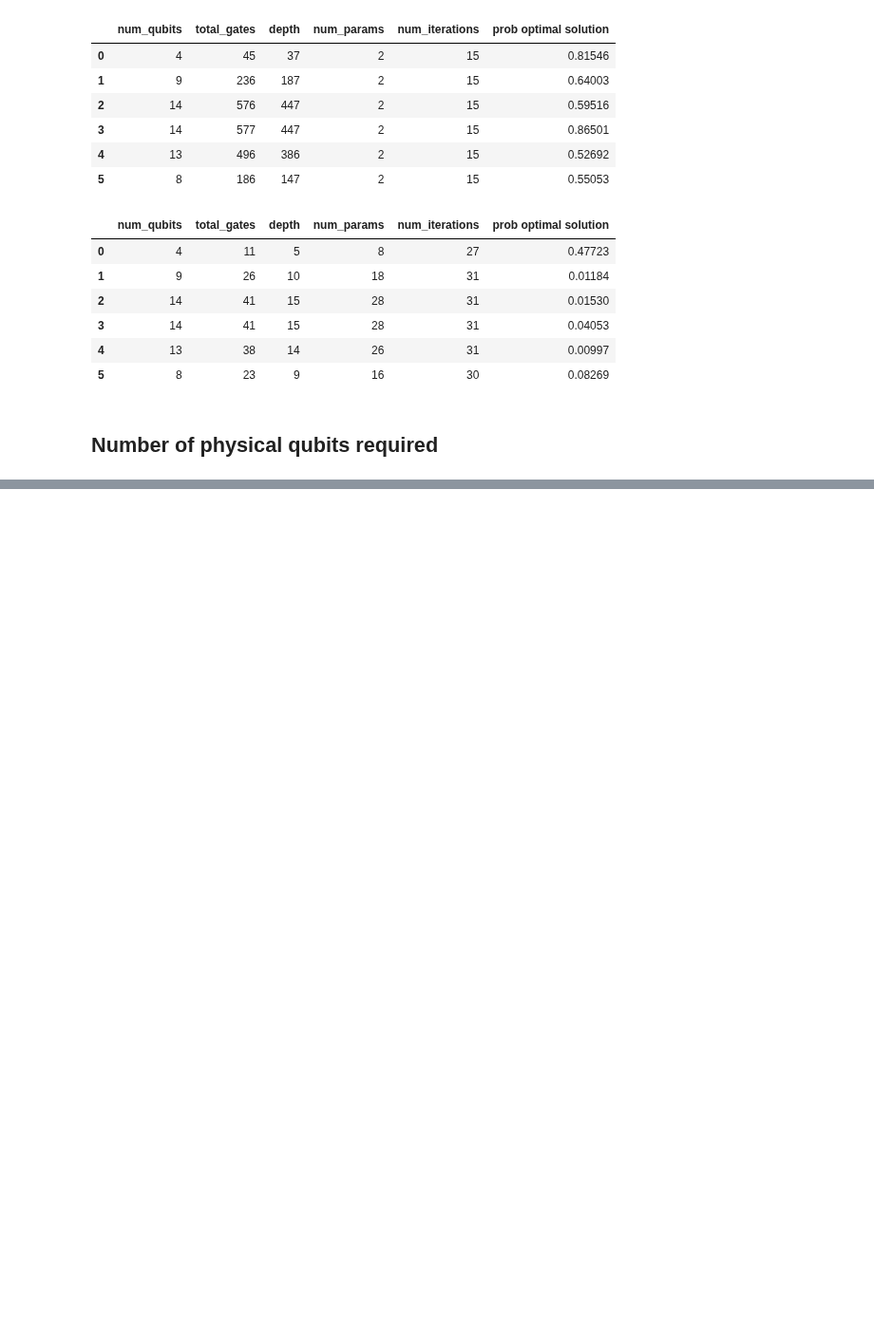
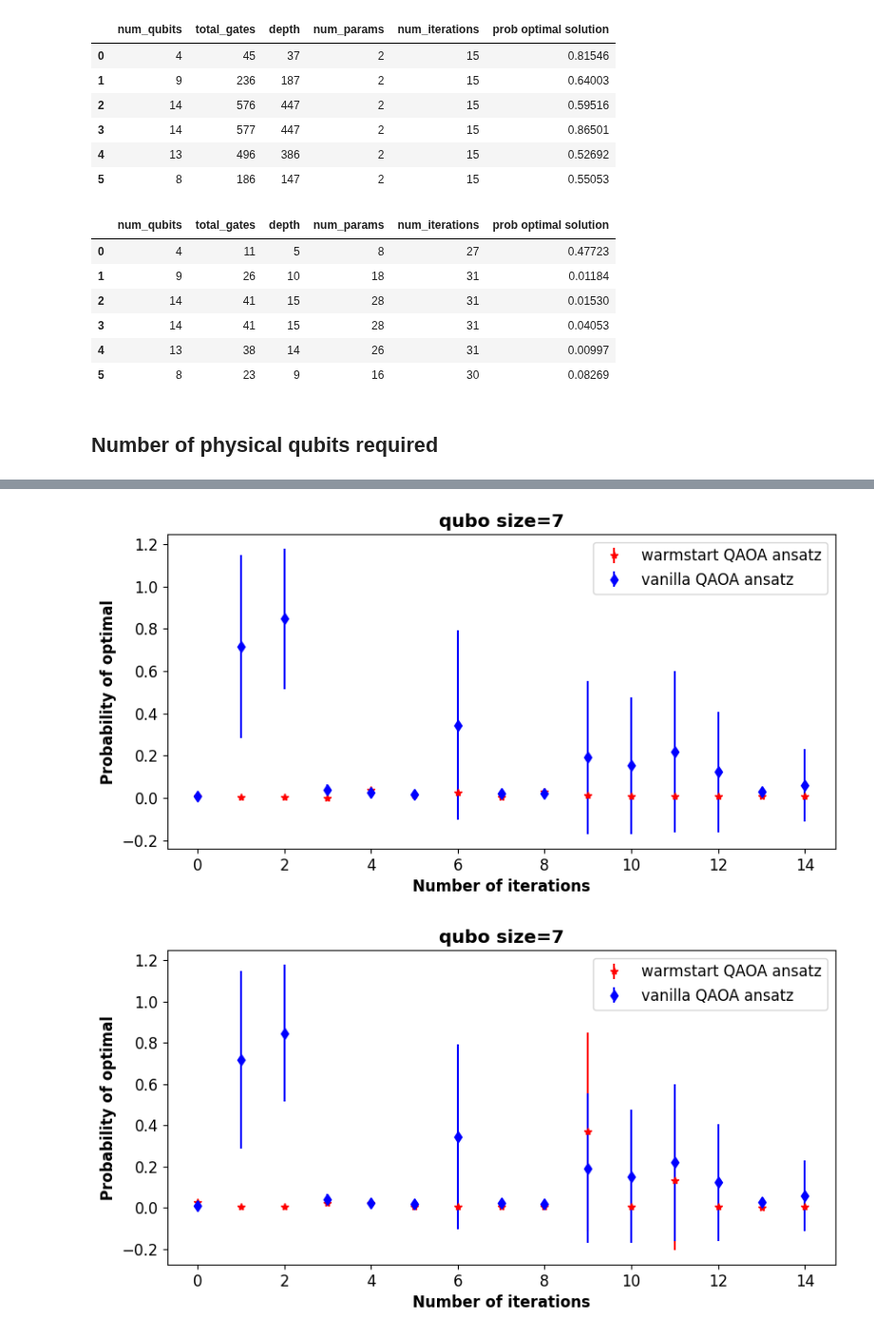
Before and after one commit to unitaryfund/aquapointer, a Jupyter notebook: notebooks/digital_benchmarking_resources.ipynb, the cells around one changed output, grey strips where cells are left out. Shown at 95% size. Drawn from its saved outputs; the diff is of its cells as text; code cells hidden in the pictures; blank space fills up the shorter version.

```diff
--- a/notebooks/digital_benchmarking_resources.ipynb
+++ b/notebooks/digital_benchmarking_resources.ipynb
@@ -742,0 +817,2 @@ linear_df
+# %%
+qubo = get_qubo_coeffs(canvas)
@@ -742,0 +852,2 @@ linear_df
+# %%
+qubo_matrix = get_random_qubo(seed = 18389)
@@ -742,0 +888,11 @@ linear_df
+# %%
+qaoa_ansatz = QAOAAnsatz(get_ising_hamiltonian(qubo_matrix), reps=1)
+beta  = [np.pi/5]#[0.7977]#, 0.7905]#, 0.5657]#, 0.4189]#, 0.3575, 0.3279, 0.2785, 0.1911, 0.1384, 0.0885]
+gamma = [np.pi/5]#[0.0765]#, 0.1634]#, 0.3662]#, 0.5890]#, 0.7046, 0.7594, 0.8345, 0.9352, 0.9529, 0.9976]
+params_qaoa = np.array(beta+gamma)
+
+vqe_qaoa = VQE(qubo=qubo_matrix, ansatz=qaoa_ansatz, sampler=sampler, params=params_qaoa, prob_opt_sol=True)
+
+vqe_qaoa.run(alpha=0.95, maxiter=15)
+
+vqe_qaoa.history
@@ -742,0 +1039,27 @@ linear_df
+# %%
+import matplotlib.pyplot as plt
+
+plt.rcParams["figure.figsize"] = [9.50, 4.50]
+plt.rcParams["font.size"] = 12
+plt.rcParams['axes.labelweight'] = 'bold'
+plt.rcParams['axes.titleweight'] = 'bold'
+
+for seed in range(5):
+    alpha_idx = 0
+    number_of_iterations_wsqaoa = list(range(len(prob_opt_sol_wsqaoa_peralpha[alpha_idx][seed][0])))
+    number_of_iterations_qaoa = list(range(len(prob_opt_sol_qaoa_peralpha[alpha_idx][seed][0])))
+    errorbar_wsqaoa = np.std(prob_opt_sol_wsqaoa_peralpha[alpha_idx][seed], axis=0)
+    errorbar_qaoa = np.std(prob_opt_sol_qaoa_peralpha[alpha_idx][seed], axis=0)
+
+    plt.figure()
+    plt.errorbar(number_of_iterations_wsqaoa, np.mean(prob_opt_sol_wsqaoa_peralpha[alpha_idx][seed], axis=0), yerr=errorbar_wsqaoa, fmt='*r', label='warmstart QAOA ansatz')
+    plt.errorbar(number_of_iterations_qaoa, np.mean(prob_opt_sol_qaoa_peralpha[alpha_idx][seed], axis=0), yerr=errorbar_qaoa, fmt='db', label='vanilla QAOA ansatz')
+    plt.legend()
+    plt.title(f'qubo size={7}')
+    # plt.yscale('log')
+    # plt.xscale('log')
+    plt.xlabel('Number of iterations')
+    plt.ylabel('Probability of optimal')
+# %% [output]
+[figure, added]
+[figure, added]
```
Also changed, not shown: parts of 10 cells of this notebook, 3 other files.
